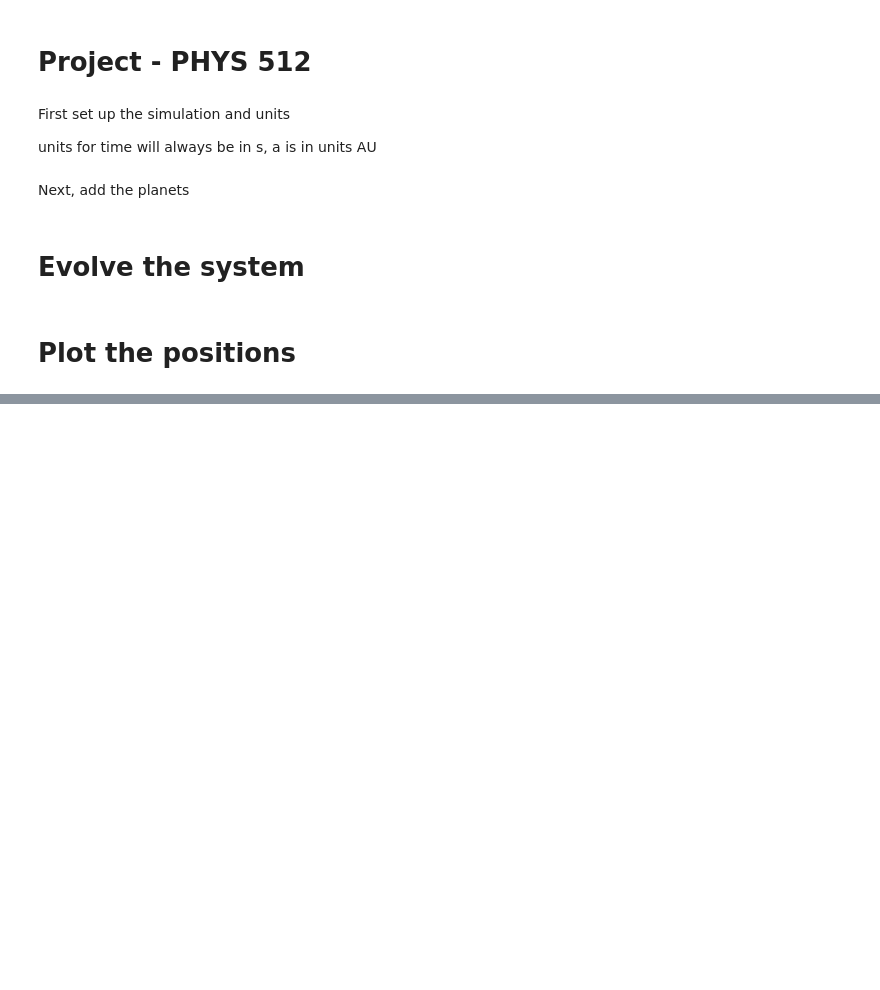
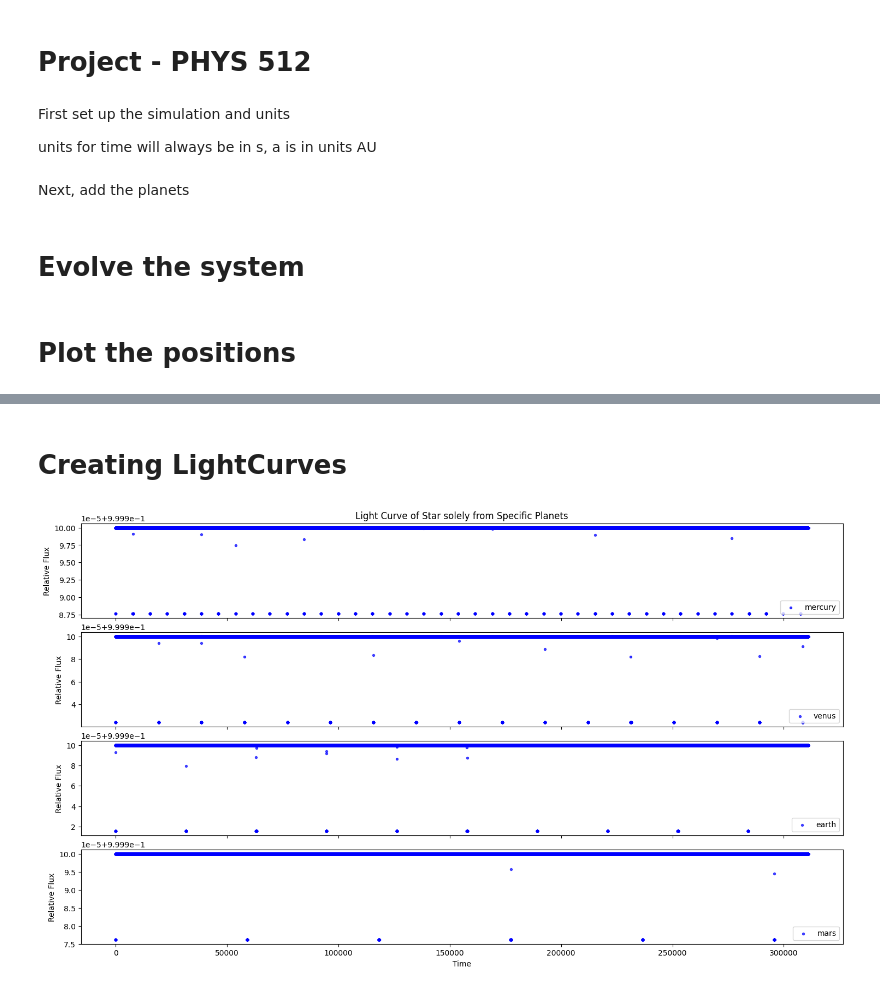
Before and after one commit to dccdoshi/Project_PHYS512, a Jupyter notebook: Base.ipynb, the cells around one changed output, grey strips where cells are left out. Drawn from its saved outputs; the diff is of its cells as text; code cells hidden in the pictures; blank space fills up the shorter version.

Commit message:
Added LightCurve Code

```diff
--- a/Base.ipynb
+++ b/Base.ipynb
@@ -81,0 +83,15 @@ plt.legend()
+# %% [markdown]
+# Creating LightCurves
+# %%
+from lightcurve import LightCurve
+radii = np.array([109,0.383,0.949,1,0.532,11.2,9.41,4.01,3.88])
+names = ["sun","mercury","venus","earth","mars","jupiter","saturn","uranus","neptune"]
+LC = LightCurve(radii_objects=radii, rad_unit="REarth",dist_unit="AU")
+objects = LC.compute_lightcurve(positions_x.copy(),positions_y.copy(),names)
+# %%
+from itertools import islice
+inner_planets = dict(islice(objects.items(),5))
+fig = LC.plot_multiple_planet(objects=inner_planets,sizex=18,sizey=10,hspace=0.15)
+plt.show()
+# %% [output]
+[figure, added]
```
Also changed, not shown: parts of 6 cells of this notebook, 1 other file.
